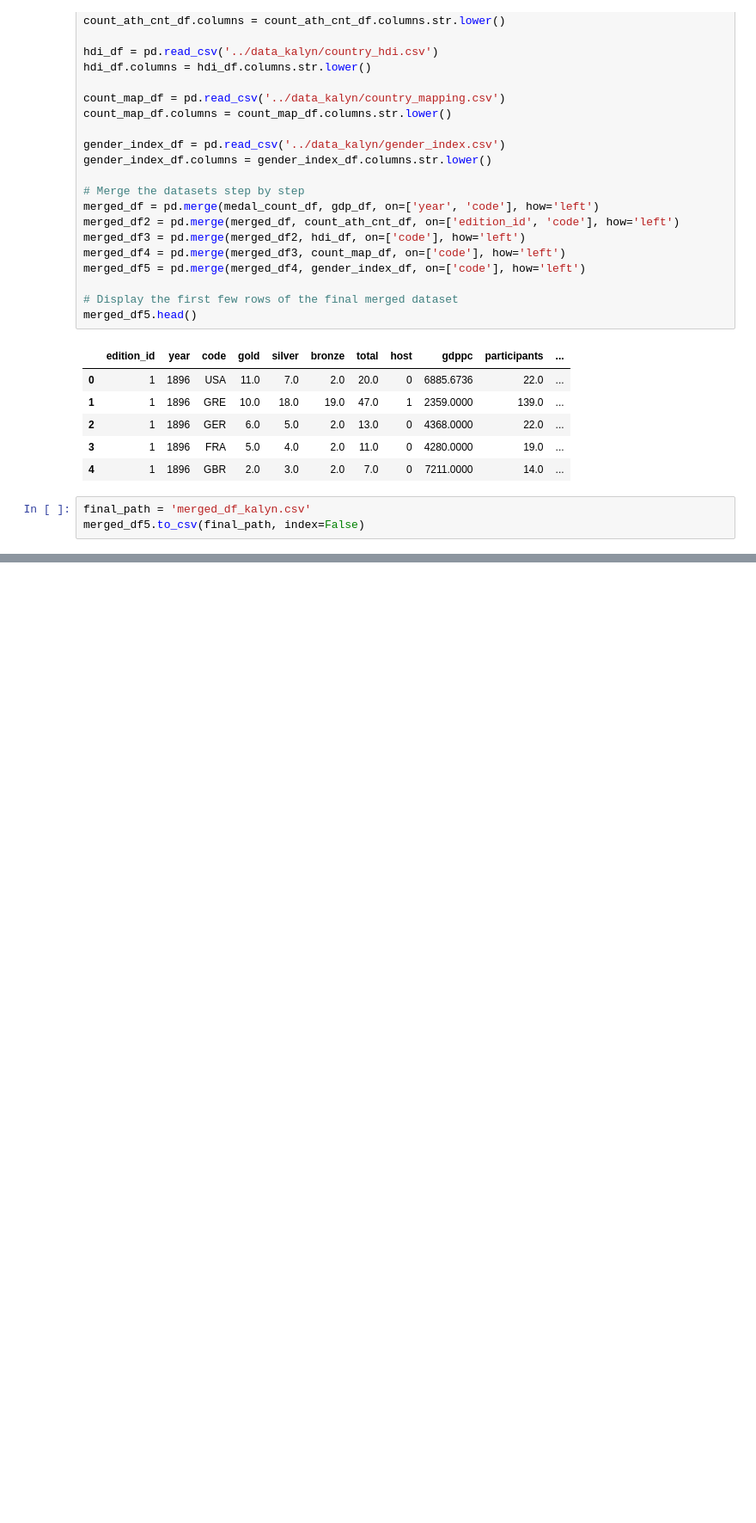
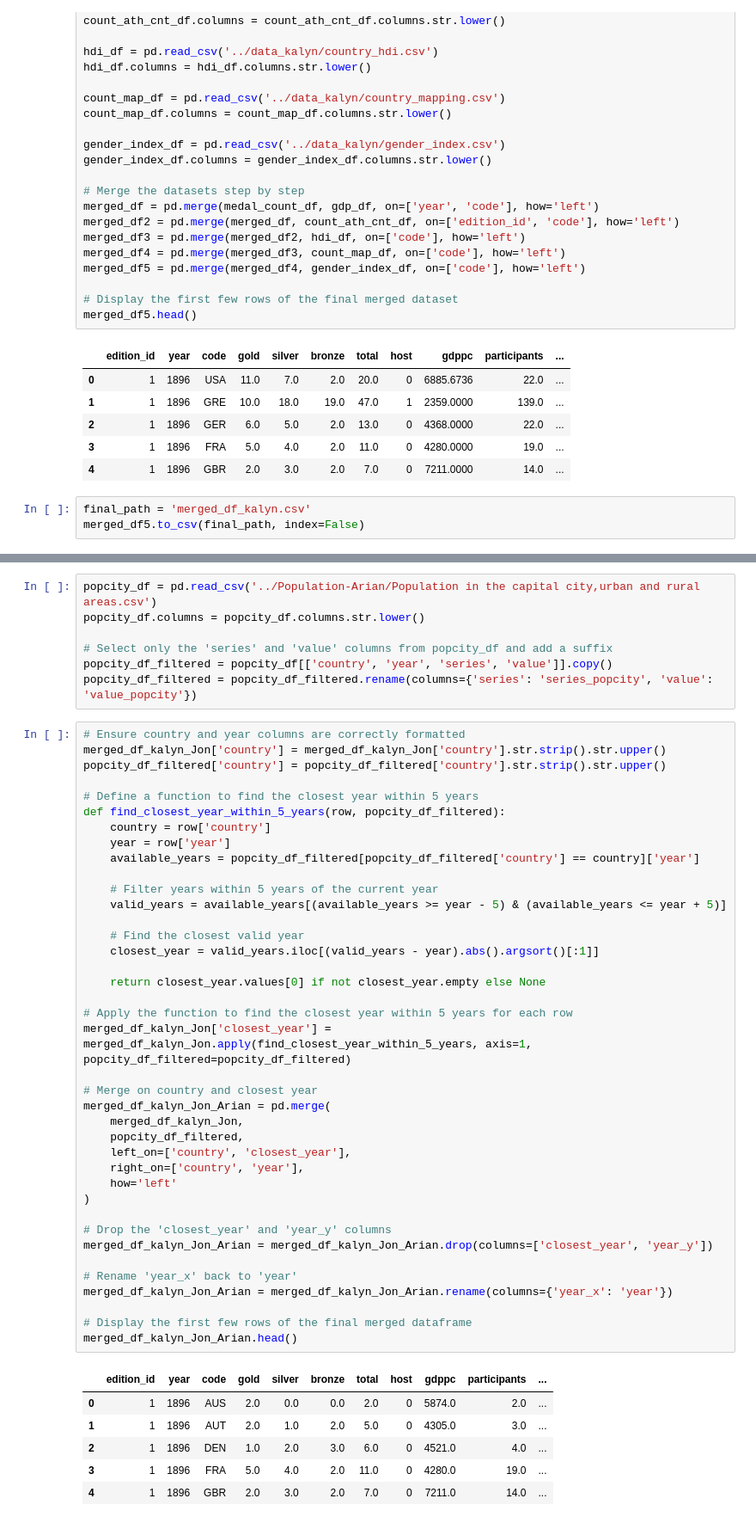
Before and after one commit to ahakobia/JHU_Colossus, a Jupyter notebook: Final Dataset/merging_data.ipynb, the cells around one changed output, grey strips where cells are left out. Shown at 86% size. Saved outputs shown, nothing was run; the diff lists cells and outputs as text; blank space fills up the shorter version.

```diff
--- a/Final Dataset/merging_data.ipynb
+++ b/Final Dataset/merging_data.ipynb
@@ -83,0 +104,53 @@ medal_count
+# %%
+popcity_df = pd.read_csv('../Population-Arian/Population in the capital city,urban and rural areas.csv')
+popcity_df.columns = popcity_df.columns.str.lower()
+
+# Select only the 'series' and 'value' columns from popcity_df and add a suffix
+popcity_df_filtered = popcity_df[['country', 'year', 'series', 'value']].copy()
+popcity_df_filtered = popcity_df_filtered.rename(columns={'series': 'series_popcity', 'value': 'value_popcity'})
+# %%
+# Ensure country and year columns are correctly formatted
+merged_df_kalyn_Jon['country'] = merged_df_kalyn_Jon['country'].str.strip().str.upper()
+popcity_df_filtered['country'] = popcity_df_filtered['country'].str.strip().str.upper()
+
+# Define a function to find the closest year within 5 years
+def find_closest_year_within_5_years(row, popcity_df_filtered):
+    country = row['country']
+    year = row['year']
+    available_years = popcity_df_filtered[popcity_df_filtered['country'] == country]['year']
+
+    # Filter years within 5 years of the current year
+    valid_years = available_years[(available_years >= year - 5) & (available_years <= year + 5)]
+
+    # Find the closest valid year
+    closest_year = valid_years.iloc[(valid_years - year).abs().argsort()[:1]]
+
+    return closest_year.values[0] if not closest_year.empty else None
+
+# Apply the function to find the closest year within 5 years for each row
+merged_df_kalyn_Jon['closest_year'] = merged_df_kalyn_Jon.apply(find_closest_year_within_5_years, axis=1, popcity_df_filtered=popcity_df_filtered)
+
+# Merge on country and closest year
+merged_df_kalyn_Jon_Arian = pd.merge(
+    merged_df_kalyn_Jon,
+    popcity_df_filtered,
+    left_on=['country', 'closest_year'],
+    right_on=['country', 'year'],
+    how='left'
+)
+
+# Drop the 'closest_year' and 'year_y' columns
+merged_df_kalyn_Jon_Arian = merged_df_kalyn_Jon_Arian.drop(columns=['closest_year', 'year_y'])
+
+# Rename 'year_x' back to 'year'
+merged_df_kalyn_Jon_Arian = merged_df_kalyn_Jon_Arian.rename(columns={'year_x': 'year'})
+
+# Display the first few rows of the final merged dataframe
+merged_df_kalyn_Jon_Arian.head()
+# %% [output]
+|  | edition_id | year | code | gold | silver | bronze | total | host | gdppc | participants | ... |
+| 0 | 1 | 1896 | AUS | 2.0 | 0.0 | 0.0 | 2.0 | 0 | 5874.0 | 2.0 | ... |
+| 1 | 1 | 1896 | AUT | 2.0 | 1.0 | 2.0 | 5.0 | 0 | 4305.0 | 3.0 | ... |
+| 2 | 1 | 1896 | DEN | 1.0 | 2.0 | 3.0 | 6.0 | 0 | 4521.0 | 4.0 | ... |
+| 3 | 1 | 1896 | FRA | 5.0 | 4.0 | 2.0 | 11.0 | 0 | 4280.0 | 19.0 | ... |
+| 4 | 1 | 1896 | GBR | 2.0 | 3.0 | 2.0 | 7.0 | 0 | 7211.0 | 14.0 | ... |
```
Also changed, not shown: parts of 12 cells of this notebook, 2 other files.
